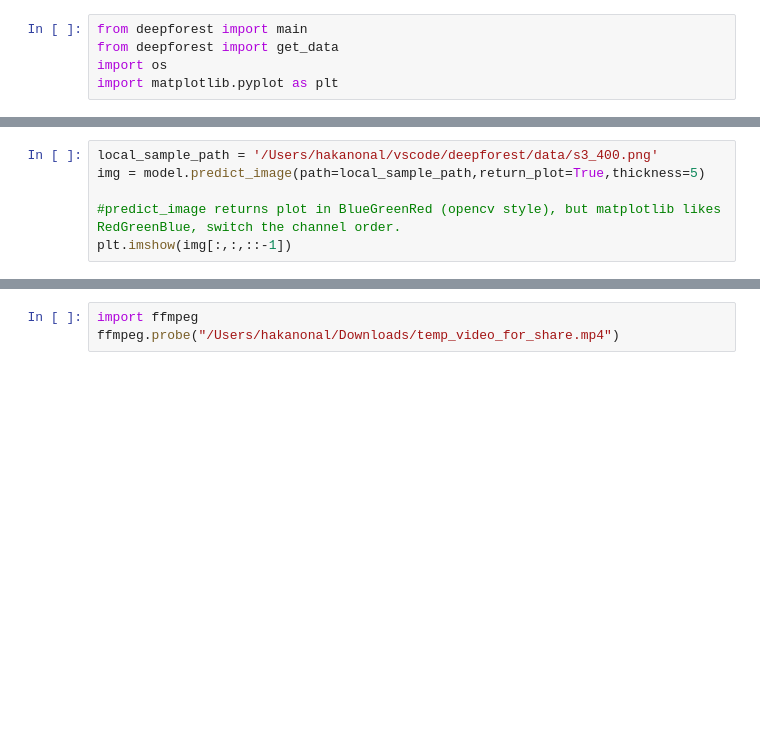
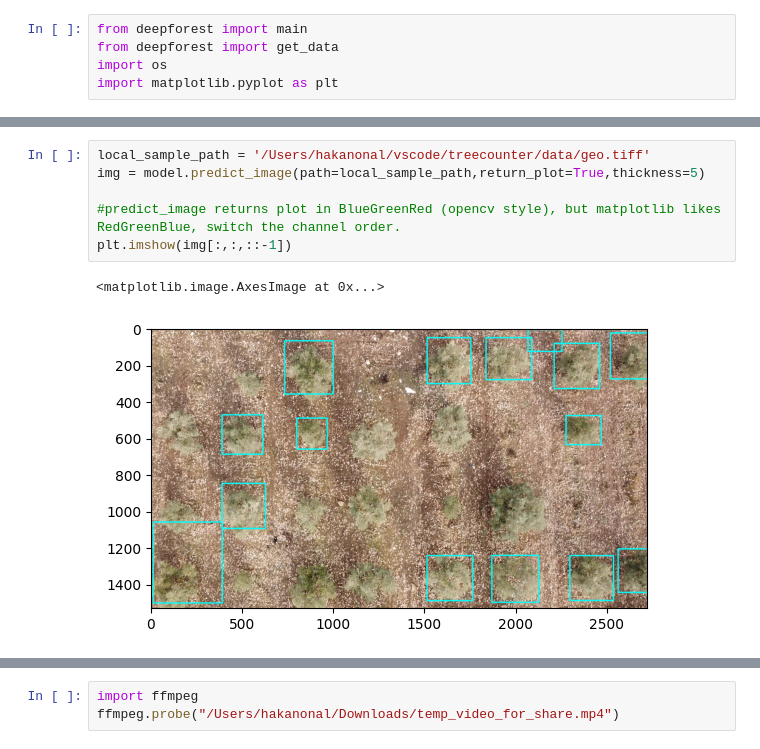
Before and after one commit to hakanonal/treecounter, a Jupyter notebook: discovery.ipynb, the cells around one changed output, grey strips where cells are left out. Saved outputs shown, nothing was run; the diff lists cells and outputs as text; blank space fills up the shorter version.

Commit message:
feat: create geo coedd tiff

```diff
--- a/discovery.ipynb
+++ b/discovery.ipynb
@@ -16,9 +29,12 @@ plt.imshow(img[:,:,::-1])
 # %%
-local_sample_path = '/Users/hakanonal/vscode/deepforest/data/s3_400.png'
+local_sample_path = '/Users/hakanonal/vscode/treecounter/data/geo.tiff'
 img = model.predict_image(path=local_sample_path,return_plot=True,thickness=5)
 
 #predict_image returns plot in BlueGreenRed (opencv style), but matplotlib likes RedGreenBlue, switch the channel order.
 plt.imshow(img[:,:,::-1])
+# %% [output]
+<matplotlib.image.AxesImage at 0x...>
+[figure, added]
 # %%
 boxes = model.predict_image(path=local_sample_path, return_plot = False)
 boxes
```
Also changed, not shown: parts of 16 cells of this notebook, 3 other files.
